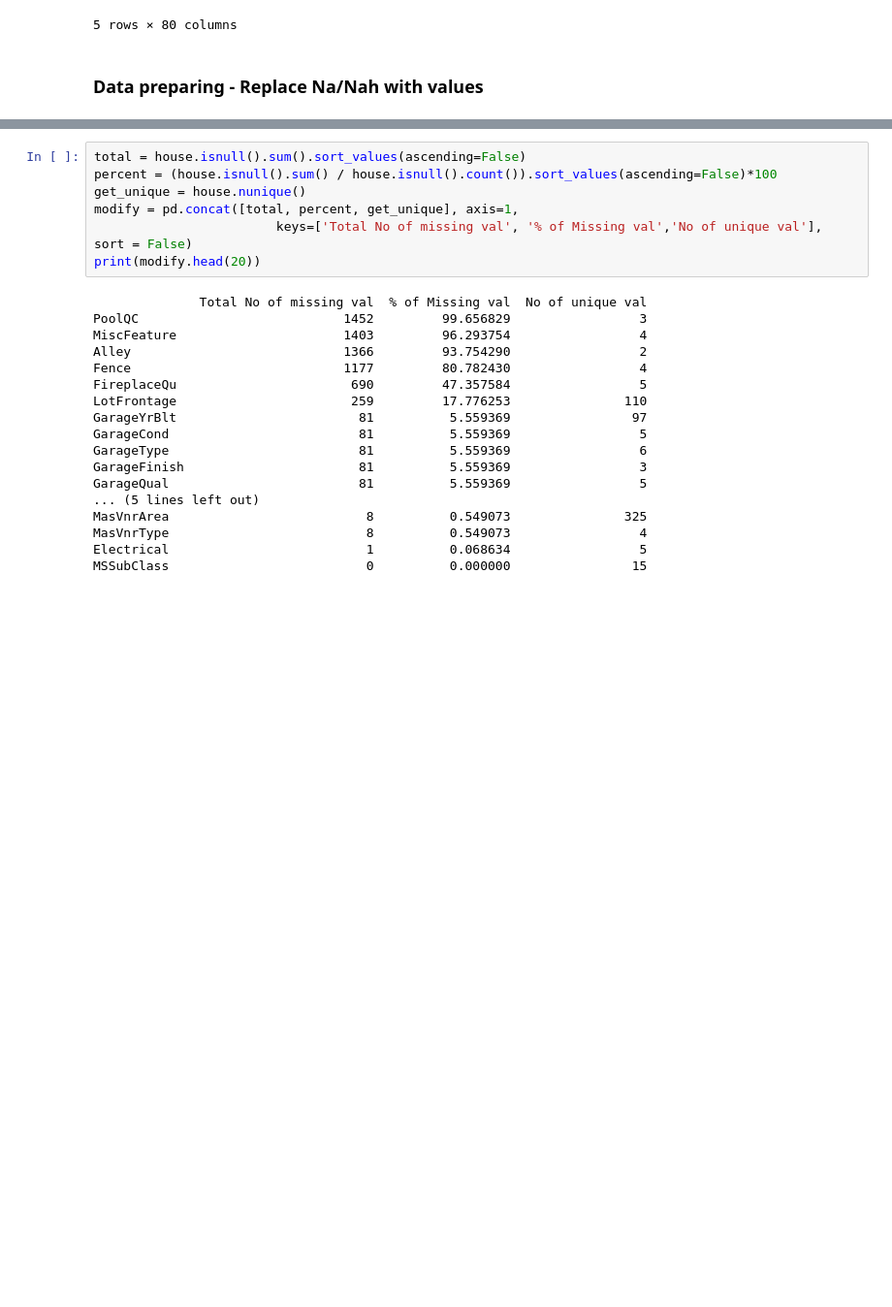
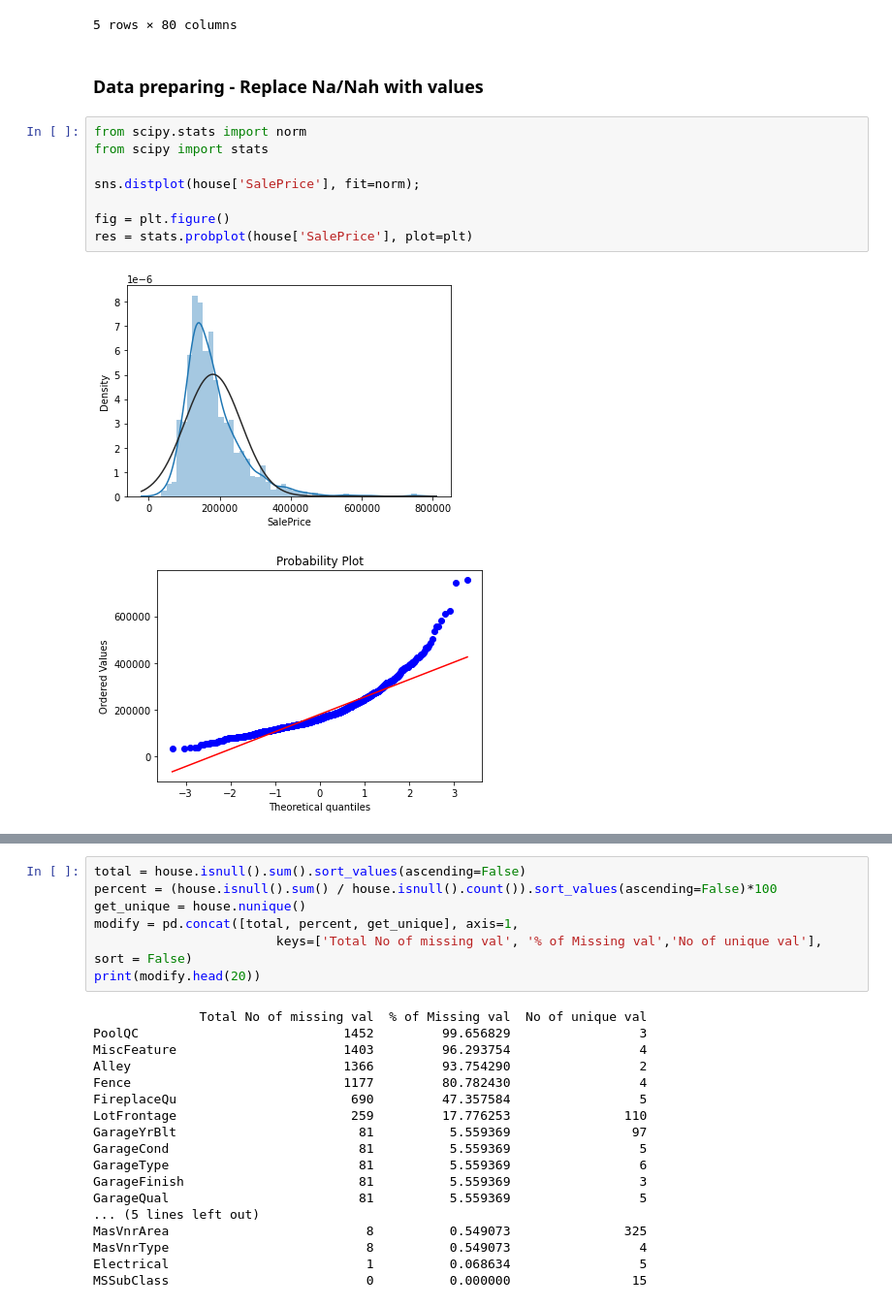
Before and after one commit to shy1213/House_Price, a Jupyter notebook: House_Price.ipynb, the cells around one changed output, grey strips where cells are left out. Shown at 97% size. Drawn from its saved outputs; the diff is of its cells as text; blank space fills up the shorter version.

```diff
--- a/House_Price.ipynb
+++ b/House_Price.ipynb
@@ -83,3 +83,14 @@ house.head()
 5 rows × 80 columns
 # %% [markdown]
 ### Data preparing - Replace Na/Nah with values
+# %%
+from scipy.stats import norm
+from scipy import stats
+
+sns.distplot(house['SalePrice'], fit=norm);
+
+fig = plt.figure()
+res = stats.probplot(house['SalePrice'], plot=plt)
+# %% [output]
+[figure, added]
+[figure, added]
```
Also changed, not shown: parts of 34 cells of this notebook, 1 other file.
